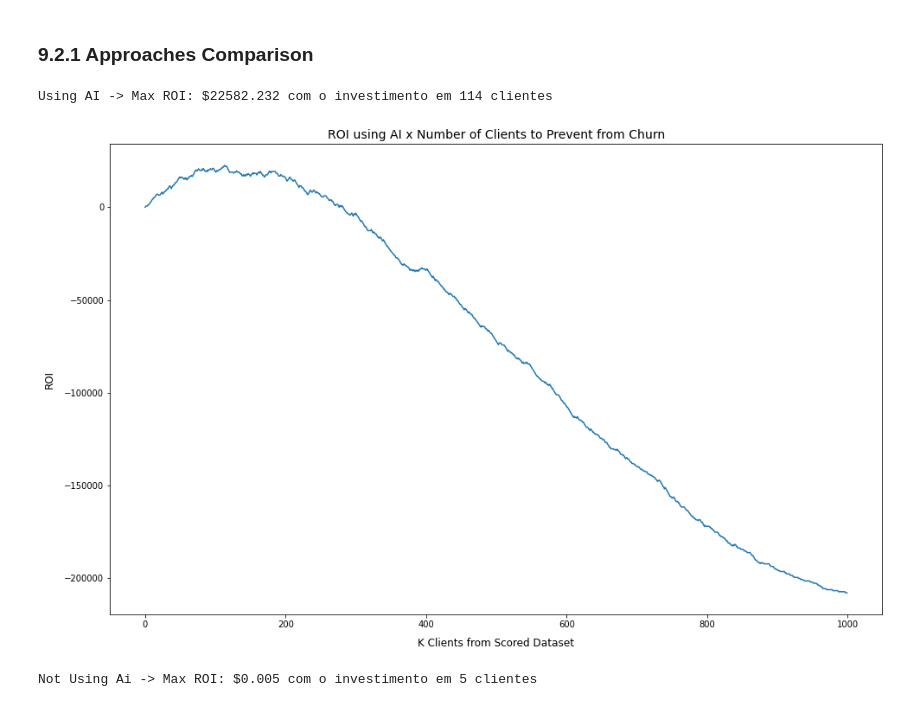
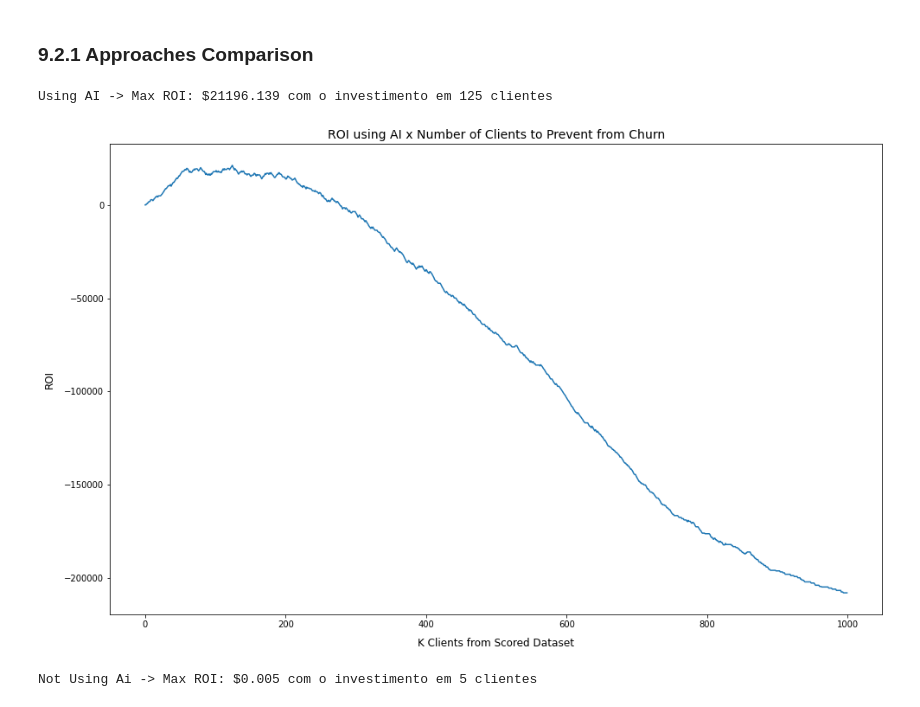
Before and after one commit to raposofrct/churn-prediction, a Jupyter notebook: notebook.ipynb, the cells around one changed output. Cells and saved outputs as stored; diff of their text form; code cells hidden in the pictures.

```diff
--- a/notebook.ipynb
+++ b/notebook.ipynb
@@ -654,8 +659,3 @@ pkl.dump(model,open('/Users/nando/Comunidade DS/churn/deploy/pkl/model.pkl','wb'
 # 9.0 Error and Business Interpretation
 # %% [markdown]
 ## 9.1 Error Interpretation
-# %%
-# Precision Top 100
-lgbm = LGBMClassifier()
-lgbm.fit(x_train,y_train)
-print(classification_report(y_test,model.predict(x_test)))
@@ -677,35 +691,38 @@ weighted avg       0.83      0.83      0.83      1000
 ### 9.2.1 Approaches Comparison
 # %%
 # Using AI
+
+y_true = y_test
+y_proba = lgbm.predict_proba(x_test)
 
 aux = pd.DataFrame()
 aux['y_true'] = y_true
 aux['y_proba'] = y_proba[:,1]
 aux['balance'] = dados5.loc[aux.index,'balance']
 aux['possivel_perda'] = aux['balance']*0.01
 aux['custo'] = aux['balance']*0.005
 aux = aux.sort_values('y_proba',ascending=False)
 
 roi_ai,k_list = [],np.arange(0,aux.shape[0])
 for k in k_list:
     aux_k = aux[:k] # scored choice
     y1 = aux_k[aux_k['y_true']==1]
     y0 = aux_k[aux_k['y_true']==0]
     possivel_perda = y1['possivel_perda'].sum()
     custo = y1['custo'].sum()+y0['custo'].sum()
     roi_ai.append(possivel_perda - custo)
 
 print(f'Using AI -> Max ROI: ${np.max(roi_ai).round(3)} com o investimento em {roi_ai.index(np.max(roi_ai))+1} clientes')
 
 plt.figure(figsize=(16,10))
 ax = sns.lineplot(x=k_list,y=roi_ai);
 ax.set_title('ROI using AI x Number of Clients to Prevent from Churn',size=14)
 ax.set_ylabel('ROI',labelpad=10,size=12)
 ax.set_xlabel('K Clients from Scored Dataset',labelpad=10,size=12)
 plt.show()
 # %% [output]
-Using AI -> Max ROI: $22582.232 com o investimento em 114 clientes
+Using AI -> Max ROI: $21196.139 com o investimento em 125 clientes
-[figure, old version]
+[figure, new version]
 # %%
 # Not using AI
 
```
Also changed, not shown: parts of 27 cells of this notebook, 2 other files.
